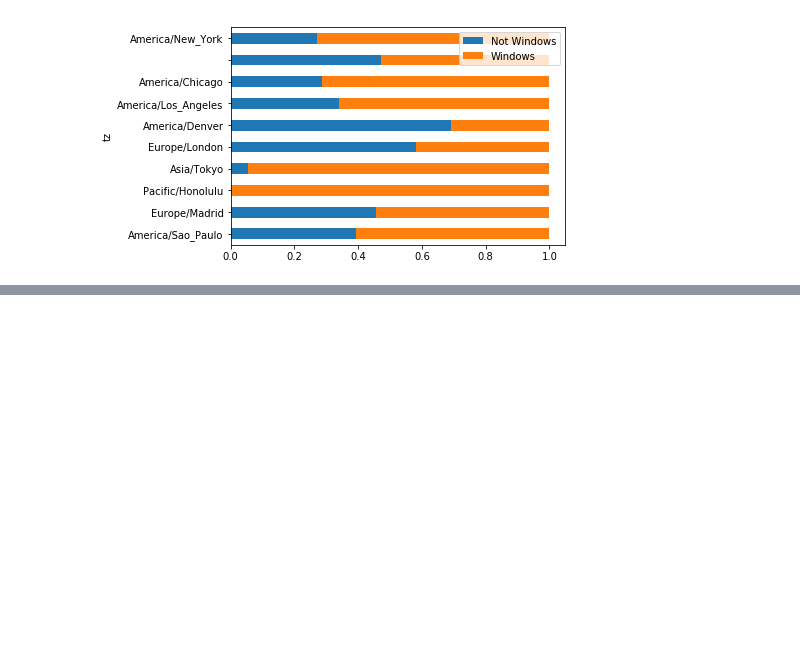
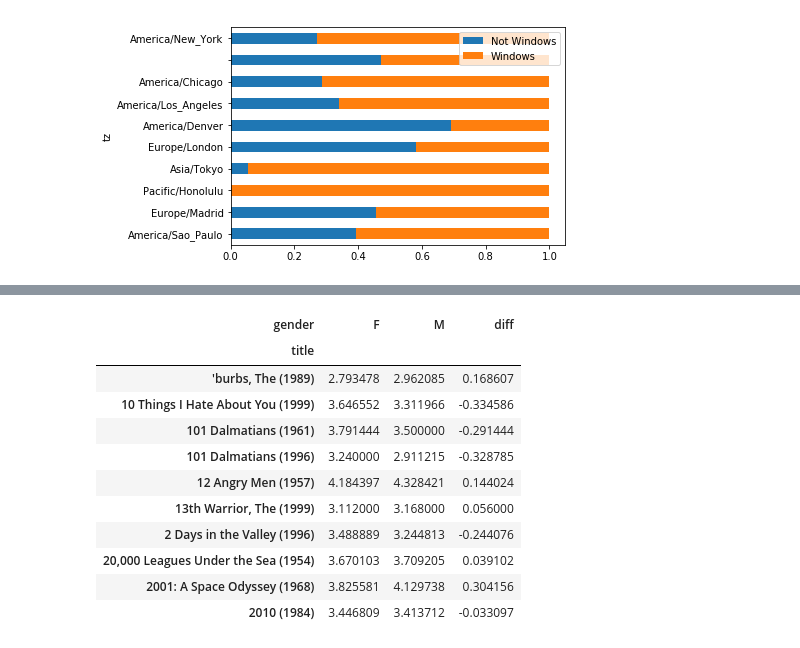
Before and after one commit to diogenesd/Python-for-data-analysis, a Jupyter notebook: Pyton-for-data-analysis.ipynb, the cells around one changed output, grey strips where cells are left out. Cells and saved outputs as stored; diff of their text form; code cells hidden in the pictures; blank space fills up the shorter version.

```diff
--- a/Pyton-for-data-analysis.ipynb
+++ b/Pyton-for-data-analysis.ipynb
@@ -345,0 +455,3 @@ normed_subset.plot(kind='barh', stacked=True)
+# %%
+# Now, I’m going to filter down to movies that received at least 250 ratings.
+ratings_by_title = data.groupby('title').size()
@@ -345,0 +476,3 @@ normed_subset.plot(kind='barh', stacked=True)
+# %%
+active_titles = ratings_by_title.index[ratings_by_title >= 250]
+active_titles
@@ -345,0 +492,17 @@ normed_subset.plot(kind='barh', stacked=True)
+# %%
+# The index of titles receiving at least 250 ratings can then be used to select rows from mean_ratings above
+mean_ratingsIX = mean_ratings.loc[active_titles]
+mean_ratingsIX[:10]
+# %% [output]
+| gender | F | M | diff |
+| title |  |  |  |
+| 'burbs, The (1989) | 2.793478 | 2.962085 | 0.168607 |
+| 10 Things I Hate About You (1999) | 3.646552 | 3.311966 | -0.334586 |
+| 101 Dalmatians (1961) | 3.791444 | 3.500000 | -0.291444 |
+| 101 Dalmatians (1996) | 3.240000 | 2.911215 | -0.328785 |
+| 12 Angry Men (1957) | 4.184397 | 4.328421 | 0.144024 |
+| 13th Warrior, The (1999) | 3.112000 | 3.168000 | 0.056000 |
+| 2 Days in the Valley (1996) | 3.488889 | 3.244813 | -0.244076 |
+| 20,000 Leagues Under the Sea (1954) | 3.670103 | 3.709205 | 0.039102 |
+| 2001: A Space Odyssey (1968) | 3.825581 | 4.129738 | 0.304156 |
+| 2010 (1984) | 3.446809 | 3.413712 | -0.033097 |
```
Also changed, not shown: parts of 23 cells of this notebook, 4 other files.
